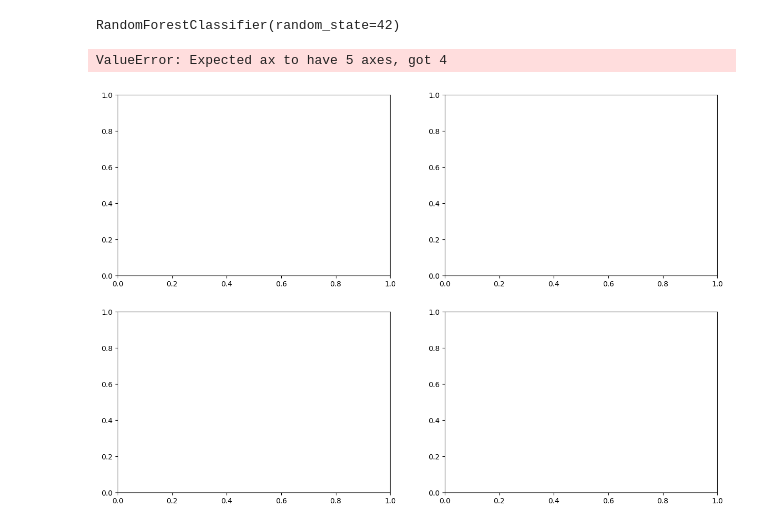
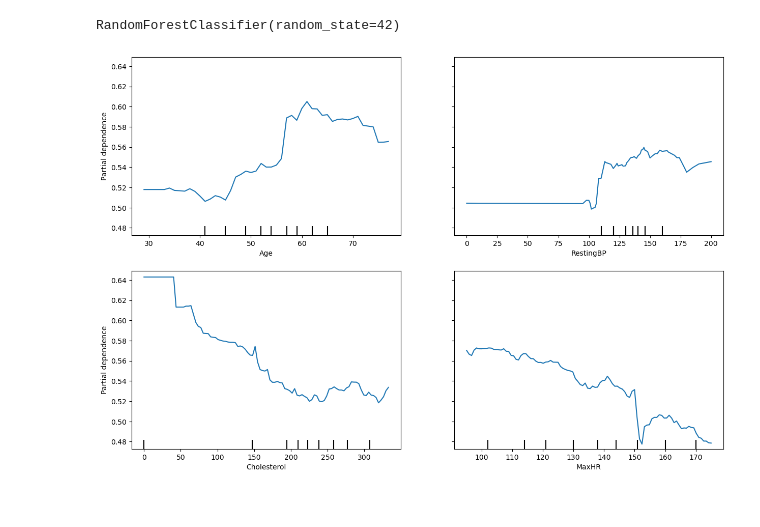
Before and after one commit to syahrezapratama/random-forrest-xai, a Jupyter notebook: pdp-non_scaled.ipynb, the cells around one changed output. Drawn from its saved outputs; the diff is of its cells as text; code cells hidden in the pictures.

```diff
--- a/pdp-non_scaled.ipynb
+++ b/pdp-non_scaled.ipynb
@@ -63,13 +63,12 @@ Transformed feature names:
 RandomForestClassifier(random_state=42)
 # %%
 # Create PDP for 'Age', 'RestingBP', and 'Cholesterol'
-features_to_plot = ['Age', 'RestingBP', 'Cholesterol', 'MaxHR', 'Oldpeak']
+features_to_plot = ['Age', 'RestingBP', 'Cholesterol', 'MaxHR']
 features_to_plot_2 = ['MaxHR', 'Oldpeak']
 
 # Stretch the plot for the first set of features
 fig, ax = plt.subplots(2, 2, figsize=(15, 10))  # Adjust the size as needed
 PartialDependenceDisplay.from_estimator(model, X_train, features_to_plot, feature_names=feature_names, ax=ax)
 plt.show()
 # %% [output]
-ValueError: Expected ax to have 5 axes, got 4
-[figure, old version]
+[figure, new version]
```
Also changed, not shown: 2 other files.
